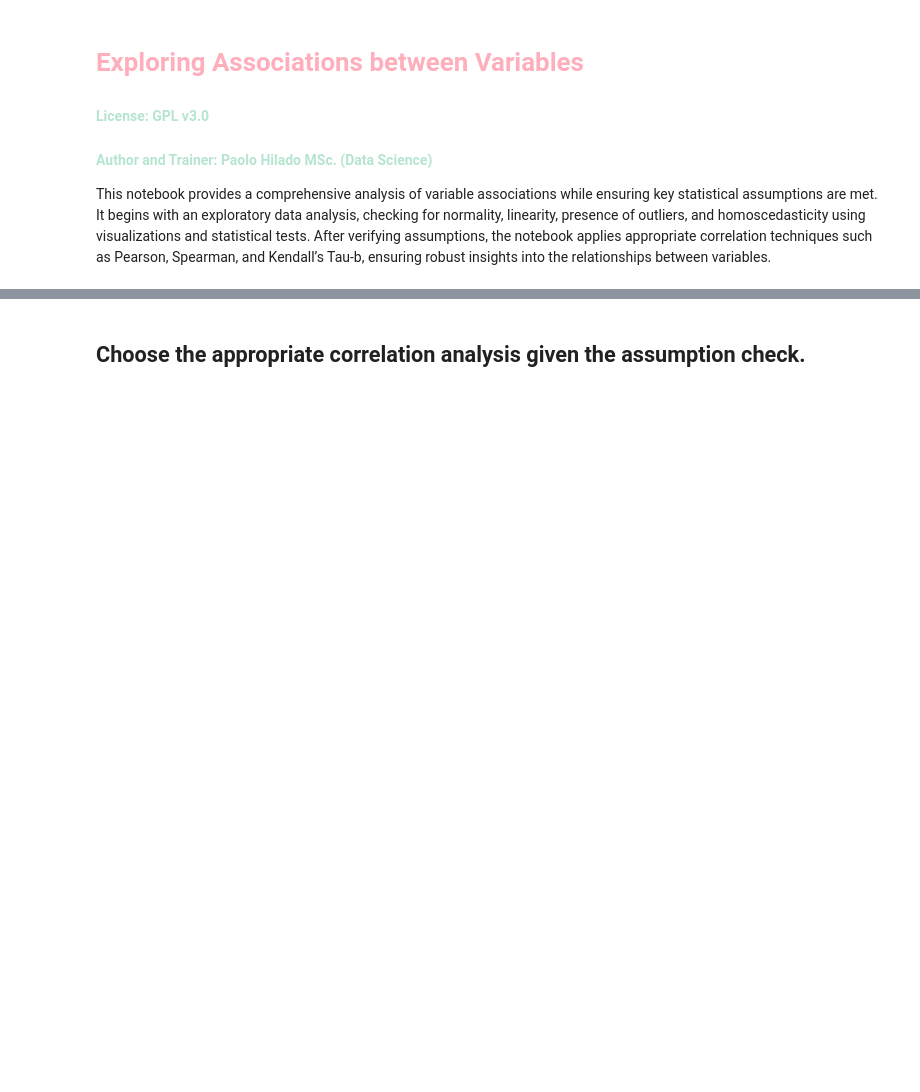
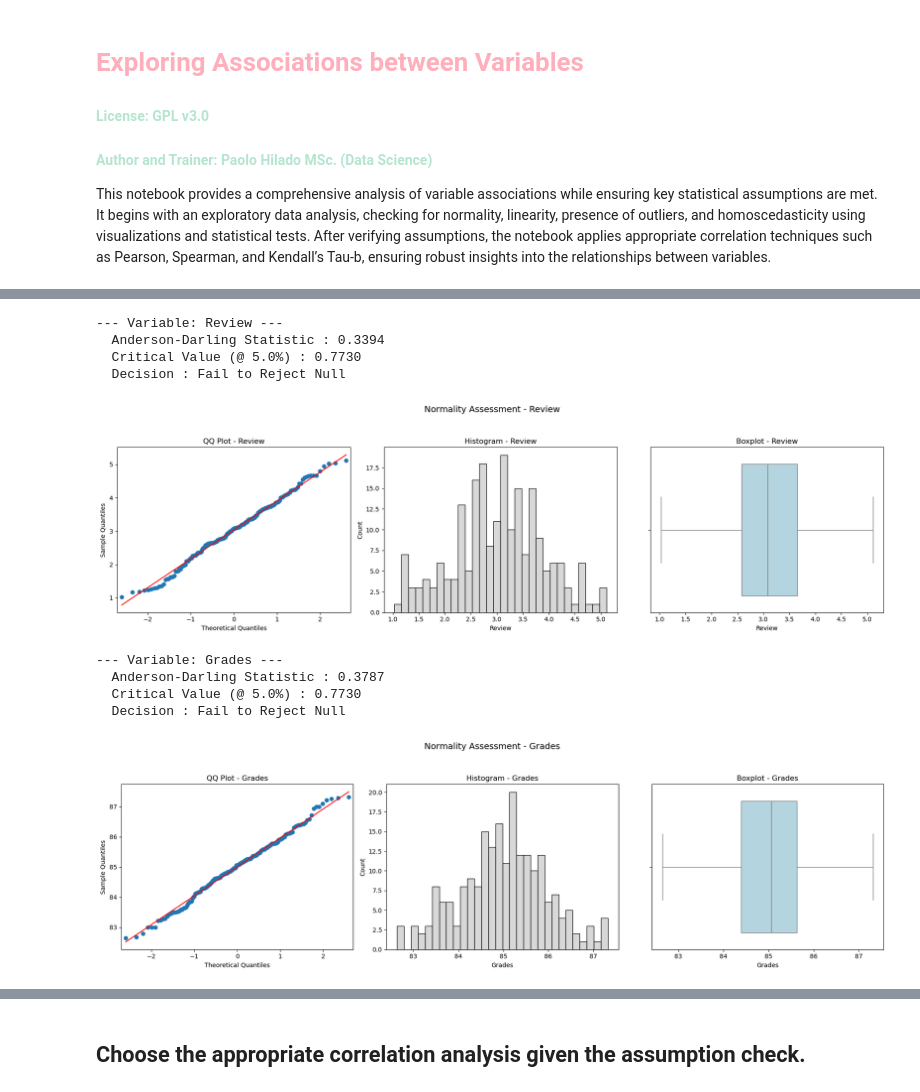
Before and after one commit to MeHere703/FirstDataScienceProjects, a Jupyter notebook: 9D Exploring Associations between Variables.ipynb, the cells around one changed output, grey strips where cells are left out. Saved outputs shown, nothing was run; the diff lists cells and outputs as text; code cells hidden in the pictures; blank space fills up the shorter version.

```diff
--- a/9D Exploring Associations between Variables.ipynb
+++ b/9D Exploring Associations between Variables.ipynb
@@ -12,4 +32,16 @@ This notebook provides a comprehensive analysis of variable associations while e
 # %%
 # Doing a normality check using histograms and AD-test
+qd.normcheck_dashboard(df)
+# %% [output]
+--- Variable: Review ---
+  Anderson-Darling Statistic : 0.3394
+  Critical Value (@ 5.0%) : 0.7730
+  Decision : Fail to Reject Null
+[figure, added]
+--- Variable: Grades ---
+  Anderson-Darling Statistic : 0.3787
+  Critical Value (@ 5.0%) : 0.7730
+  Decision : Fail to Reject Null
+[figure, added]
 # %%
 # Doing a homoscedasticity check with residual plots
```
Also changed, not shown: parts of 9 cells of this notebook.
